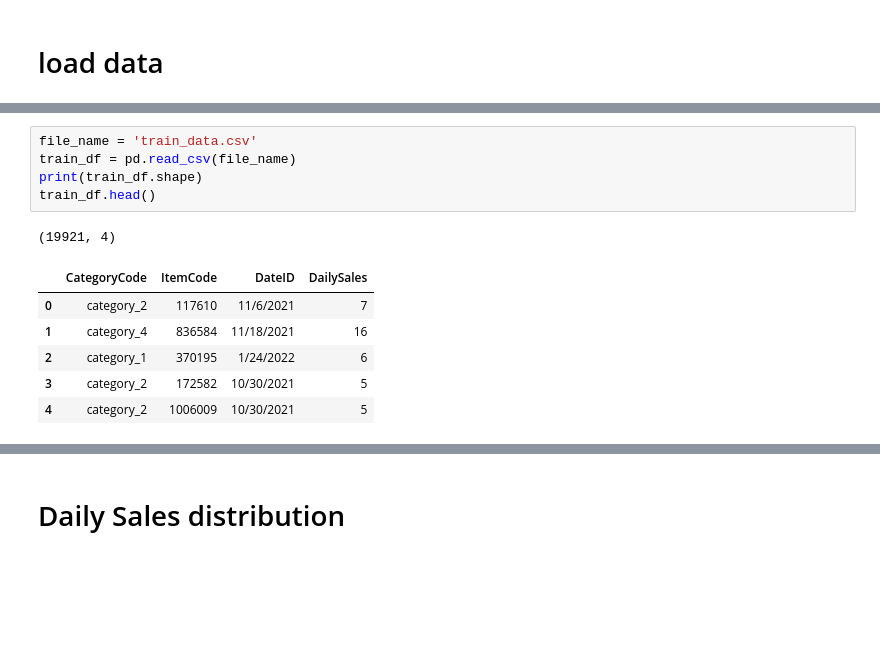
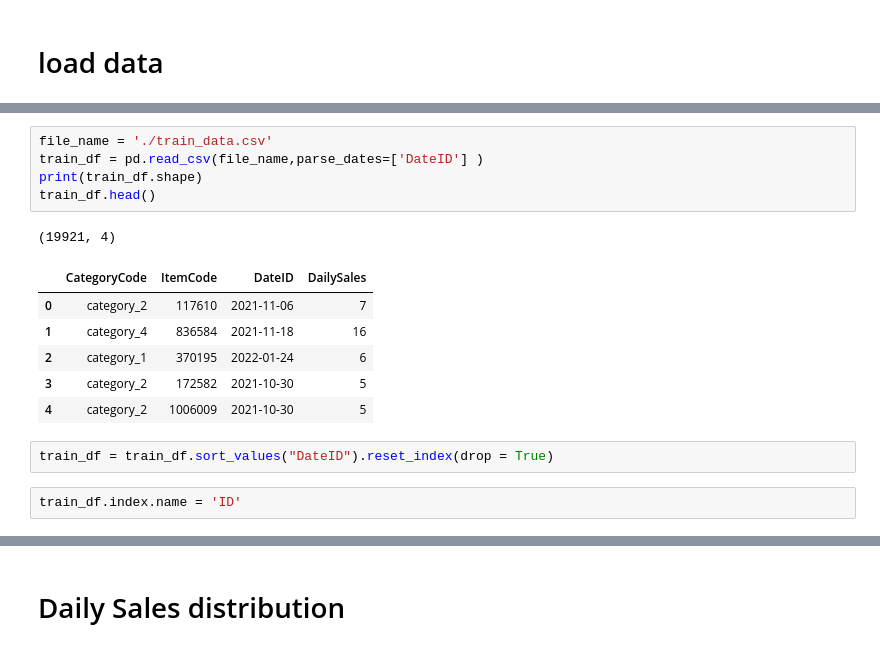
Before and after one commit to Sachini007/Data-Storm-3.0, a Jupyter notebook: 03-26/main.ipynb, the cells around one changed output, grey strips where cells are left out. Saved outputs shown, nothing was run; the diff lists cells and outputs as text; blank space fills up the shorter version.

```diff
--- a/03-26/main.ipynb
+++ b/03-26/main.ipynb
@@ -24,13 +34,17 @@ from tensorflow.keras.layers import Dropout
 # %%
-file_name = 'train_data.csv'
-train_df = pd.read_csv(file_name)
+file_name = './train_data.csv'
+train_df = pd.read_csv(file_name,parse_dates=['DateID'] )
 print(train_df.shape)
 train_df.head()
 # %% [output]
 (19921, 4)
 |  | CategoryCode | ItemCode | DateID | DailySales |
-| 0 | category_2 | 117610 | 11/6/2021 | 7 |
-| 1 | category_4 | 836584 | 11/18/2021 | 16 |
-| 2 | category_1 | 370195 | 1/24/2022 | 6 |
-| 3 | category_2 | 172582 | 10/30/2021 | 5 |
-| 4 | category_2 | 1006009 | 10/30/2021 | 5 |
+| 0 | category_2 | 117610 | 2021-11-06 | 7 |
+| 1 | category_4 | 836584 | 2021-11-18 | 16 |
+| 2 | category_1 | 370195 | 2022-01-24 | 6 |
+| 3 | category_2 | 172582 | 2021-10-30 | 5 |
+| 4 | category_2 | 1006009 | 2021-10-30 | 5 |
+# %%
+train_df = train_df.sort_values("DateID").reset_index(drop = True)
+# %%
+train_df.index.name = 'ID'
```
Also changed, not shown: parts of 85 cells of this notebook.
